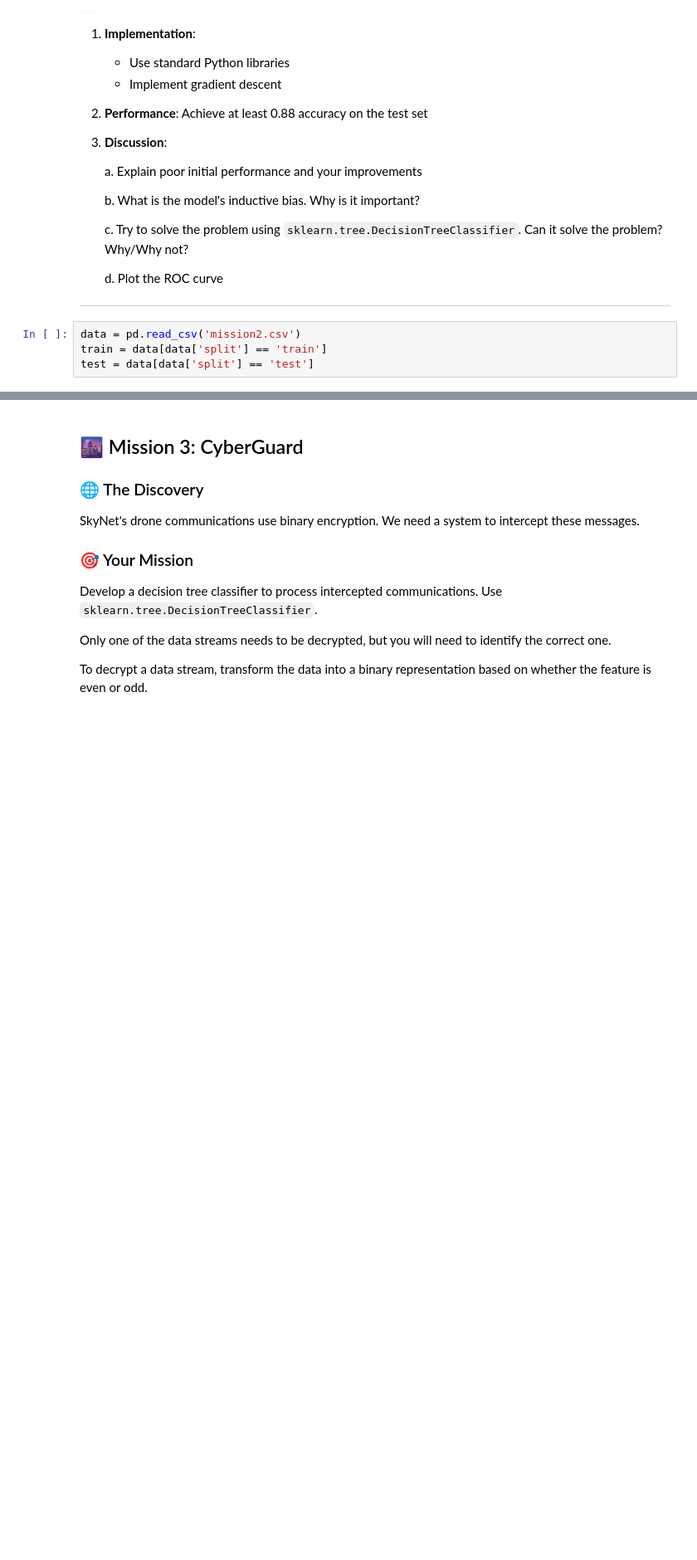
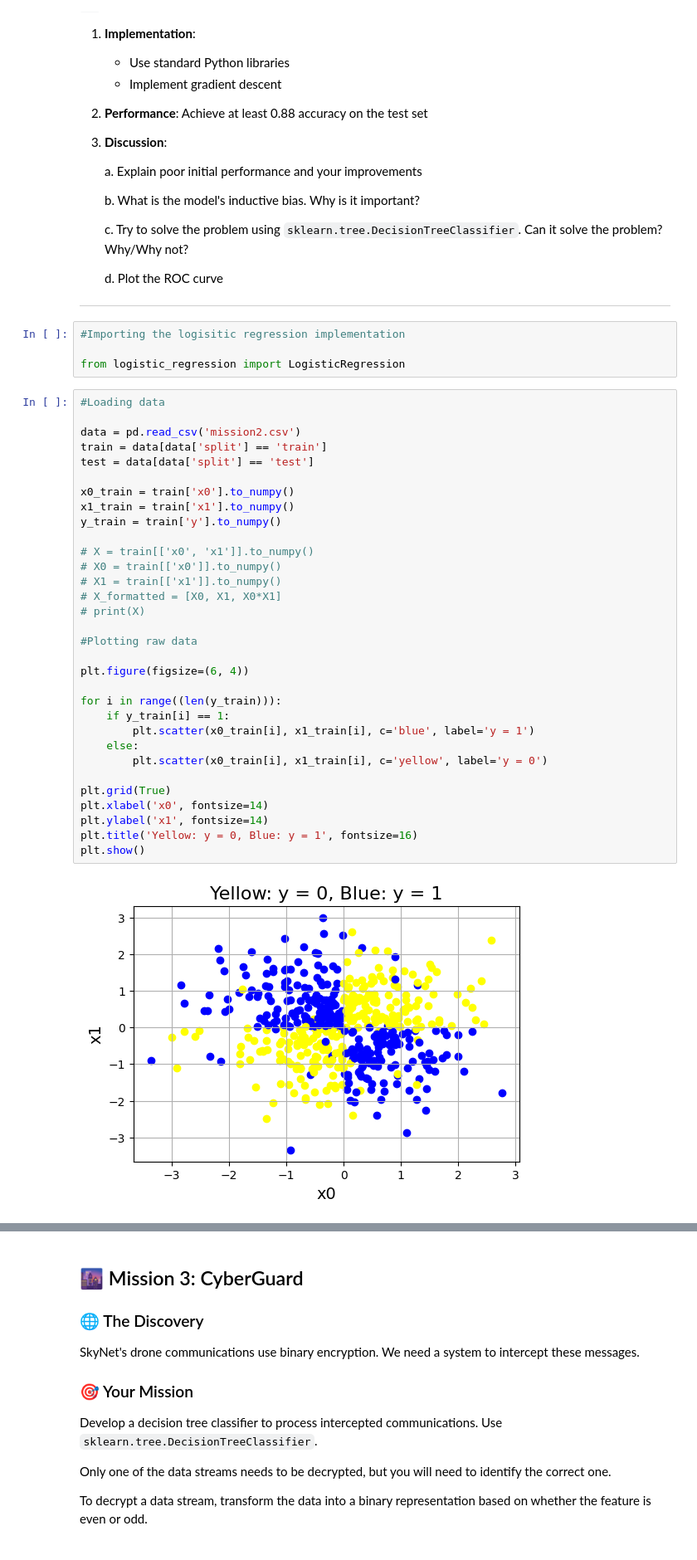
Before and after one commit to amundhby/IntroML-Prosjekt1, a Jupyter notebook: Assignment1/Chapter_1.ipynb, the cells around one changed output, grey strips where cells are left out. Shown at 83% size. Cells and saved outputs as stored; diff of their text form; blank space fills up the shorter version.

```diff
--- a/Assignment1/Chapter_1.ipynb
+++ b/Assignment1/Chapter_1.ipynb
@@ -172,7 +172,41 @@ We've intercepted two types of signals that may determine SkyNet's next moves.
    d. Plot the ROC curve
 
 ---
-# %%
-data = pd.read_csv('mission2.csv')
-train = data[data['split'] == 'train']
-test = data[data['split'] == 'test']
+# %%
+#Importing the logisitic regression implementation
+
+from logistic_regression import LogisticRegression
+# %%
+#Loading data
+
+data = pd.read_csv('mission2.csv')
+train = data[data['split'] == 'train']
+test = data[data['split'] == 'test']
+
+x0_train = train['x0'].to_numpy()
+x1_train = train['x1'].to_numpy()
+y_train = train['y'].to_numpy()
+
+# X = train[['x0', 'x1']].to_numpy()
+# X0 = train[['x0']].to_numpy()
+# X1 = train[['x1']].to_numpy()
+# X_formatted = [X0, X1, X0*X1]
+# print(X)
+
+#Plotting raw data
+
+plt.figure(figsize=(6, 4))
+
+for i in range((len(y_train))):
+    if y_train[i] == 1:
+        plt.scatter(x0_train[i], x1_train[i], c='blue', label='y = 1')
+    else:
+        plt.scatter(x0_train[i], x1_train[i], c='yellow', label='y = 0')
+
+plt.grid(True)
+plt.xlabel('x0', fontsize=14)
+plt.ylabel('x1', fontsize=14)
+plt.title('Yellow: y = 0, Blue: y = 1', fontsize=16)
+plt.show()
+# %% [output]
+[figure, added]
```
Also changed, not shown: parts of 3 cells of this notebook, 2 other files.
